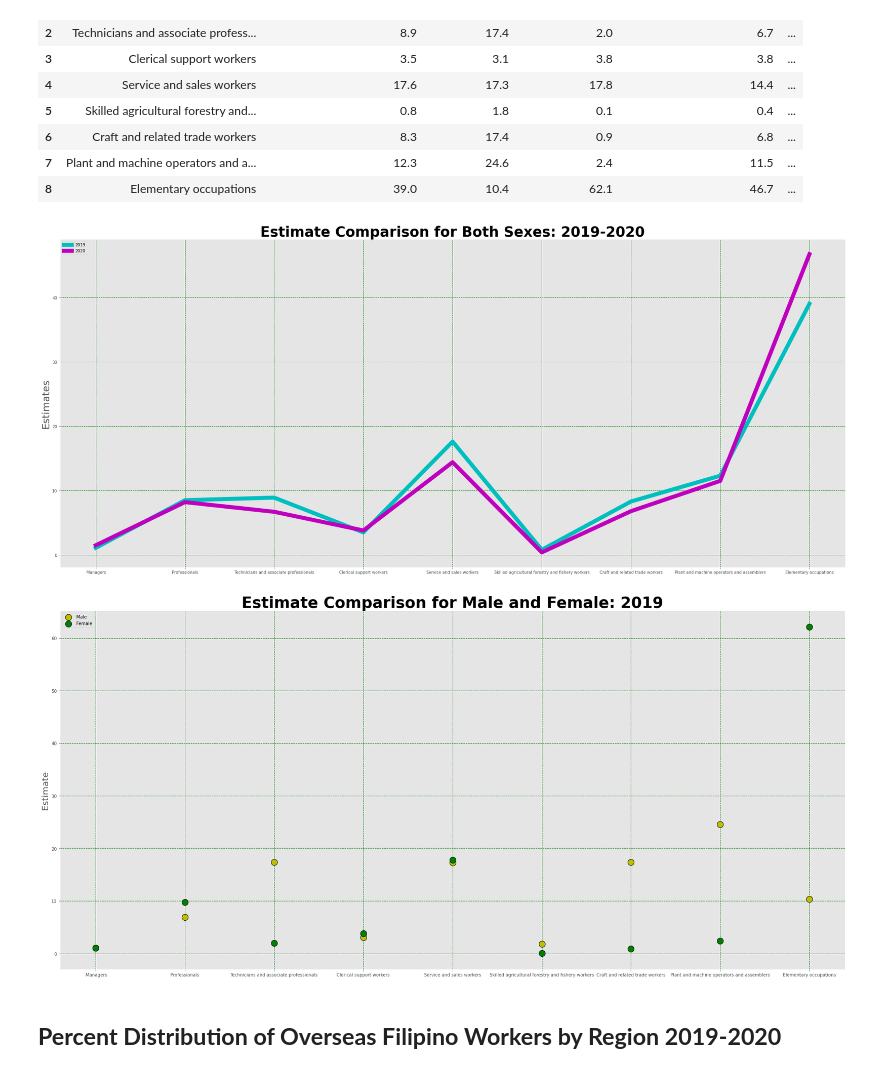
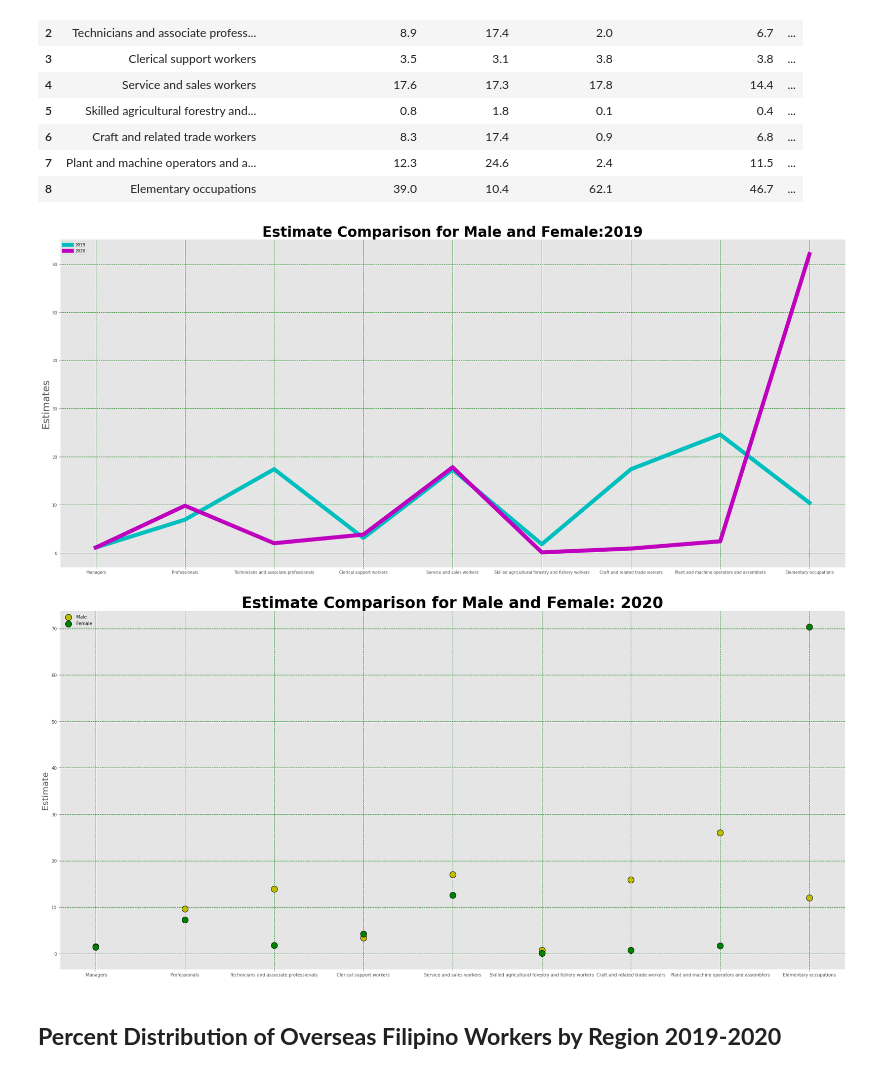
Before and after one commit to apriljoyagquiz/IT3205-TeamAbracaData, a Jupyter notebook: OFW_Visualization.ipynb, the cells around one changed output. Cells and saved outputs as stored; diff of their text form; code cells hidden in the pictures.

Commit message:
Edit Plot

```diff
--- a/OFW_Visualization.ipynb
+++ b/OFW_Visualization.ipynb
@@ -151,18 +151,18 @@ display(occupation.iloc[0:])
 # %%
 #Changing the size of the visualization
 plt.figure(figsize=(35,15))
 
 #Creating the plot
-plt.plot(occupation.Major_Occupation, occupation.Both_Sexes_Estimate_2019, 'c.-', label=2019, linewidth = 10)
-plt.plot(occupation.Major_Occupation, occupation.Both_Sexes_Estimate_2020, 'm',label=2020, linewidth = 10)
+plt.plot(occupation.Major_Occupation, occupation.Male_Estimate, 'c.-', label=2019, linewidth = 10)
+plt.plot(occupation.Major_Occupation, occupation.Female_Estimate, 'm',label=2020, linewidth = 10)
 plt.xlabel=("Major Occupation")
 plt.ylabel("Estimates", fontdict={'fontsize':25})
-plt.title("Estimate Comparison for Both Sexes: 2019-2020", fontdict={'fontname': 'DejaVu Sans','fontweight':'bold', 'fontsize':35})
+plt.title("Estimate Comparison for Male and Female:2019", fontdict={'fontname': 'DejaVu Sans','fontweight':'bold', 'fontsize':35})
 plt.grid(color='green', linestyle='--', linewidth = 1)
 plt.legend(loc=2)
 plt.show()
 # %% [output]
-[figure, old version]
+[figure, new version]
 # %%
 #Size of the entire graph
 f = plt.figure()
@@ -171,15 +171,15 @@ f.set_figheight(15)
 plt.grid(linewidth=1, color='green', linestyle='--')
 
 #Creating the plot
-plt.scatter(occupation.Major_Occupation, occupation.Male_Estimate, s=200, c='y', edgecolor='black', linewidth=1, alpha=1, label='Male')
-plt.scatter(occupation.Major_Occupation, occupation.Female_Estimate, s=200, c='g', edgecolor='black', linewidth=1, alpha=1, label='Female')
-plt.title('Estimate Comparison for Male and Female: 2019', fontdict={'fontname':'DejaVu Sans','fontweight':'bold', 'fontsize':35})
+plt.scatter(occupation.Major_Occupation, occupation.Male_Estimate_20, s=200, c='y', edgecolor='black', linewidth=1, alpha=1, label='Male')
+plt.scatter(occupation.Major_Occupation, occupation.Female_Estimate_20, s=200, c='g', edgecolor='black', linewidth=1, alpha=1, label='Female')
+plt.title('Estimate Comparison for Male and Female: 2020', fontdict={'fontname':'DejaVu Sans','fontweight':'bold', 'fontsize':35})
 plt.ylabel('Estimate',fontdict={'fontsize':20})
 plt.xlabel=('Occupation')
 plt.legend(loc=2)
 plt.show()
 # %% [output]
-[figure, old version]
+[figure, new version]
 # %% [markdown]
 ## **Percent Distribution of Overseas Filipino Workers by Region 2019-2020**
 # %% [markdown]
```
Also changed, not shown: parts of 2 cells of this notebook.
